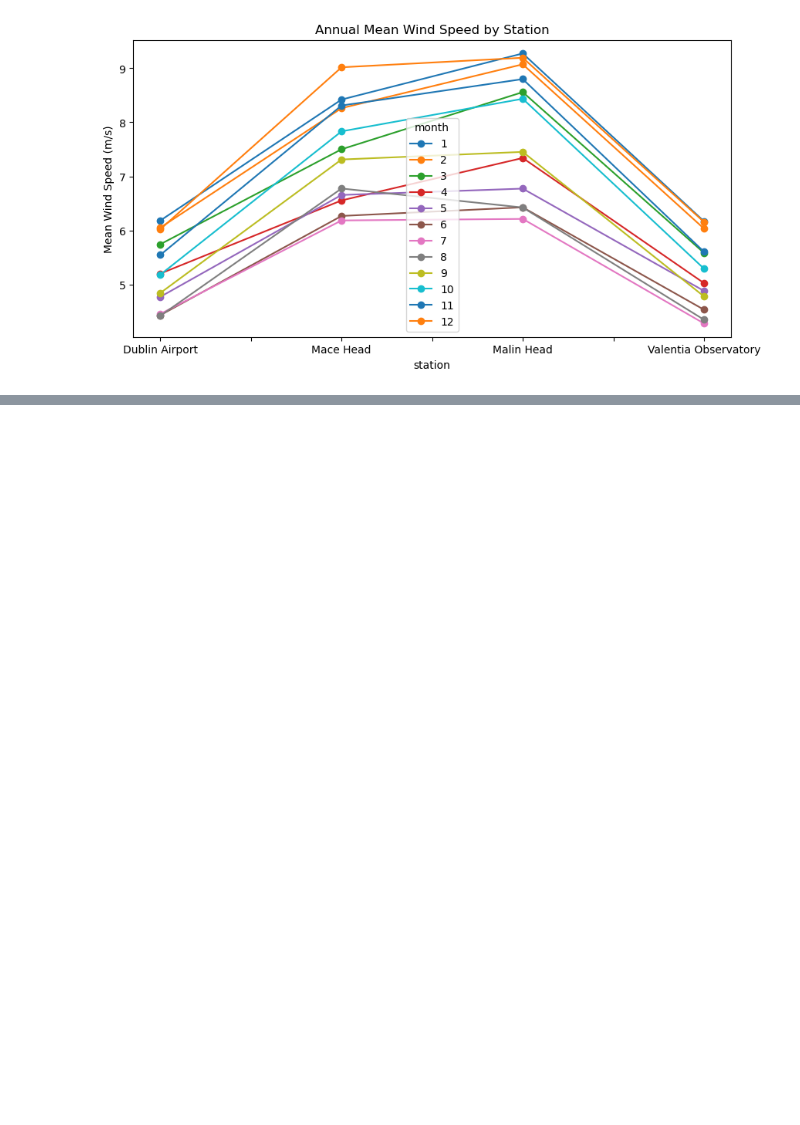
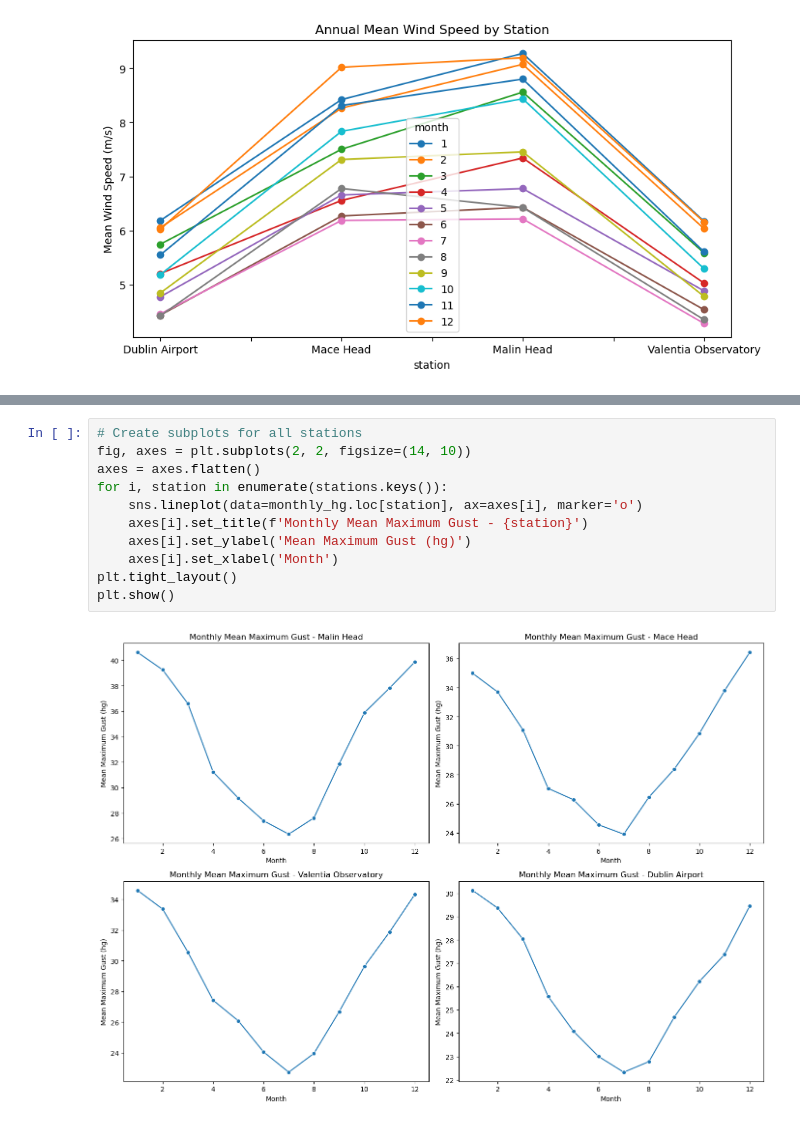
Before and after one commit to fin81985/PFDA-Project, a Jupyter notebook: wind_analysis.ipynb, the cells around one changed output, grey strips where cells are left out. Drawn from its saved outputs; the diff is of its cells as text; blank space fills up the shorter version.

```diff
--- a/wind_analysis.ipynb
+++ b/wind_analysis.ipynb
@@ -307,0 +380,13 @@ plt.show()
+# %%
+# Create subplots for all stations
+fig, axes = plt.subplots(2, 2, figsize=(14, 10))
+axes = axes.flatten()
+for i, station in enumerate(stations.keys()):
+    sns.lineplot(data=monthly_hg.loc[station], ax=axes[i], marker='o')
+    axes[i].set_title(f'Monthly Mean Maximum Gust - {station}')
+    axes[i].set_ylabel('Mean Maximum Gust (hg)')
+    axes[i].set_xlabel('Month')
+plt.tight_layout()
+plt.show()
+# %% [output]
+[figure, added]
```
Also changed, not shown: parts of 10 cells of this notebook.
